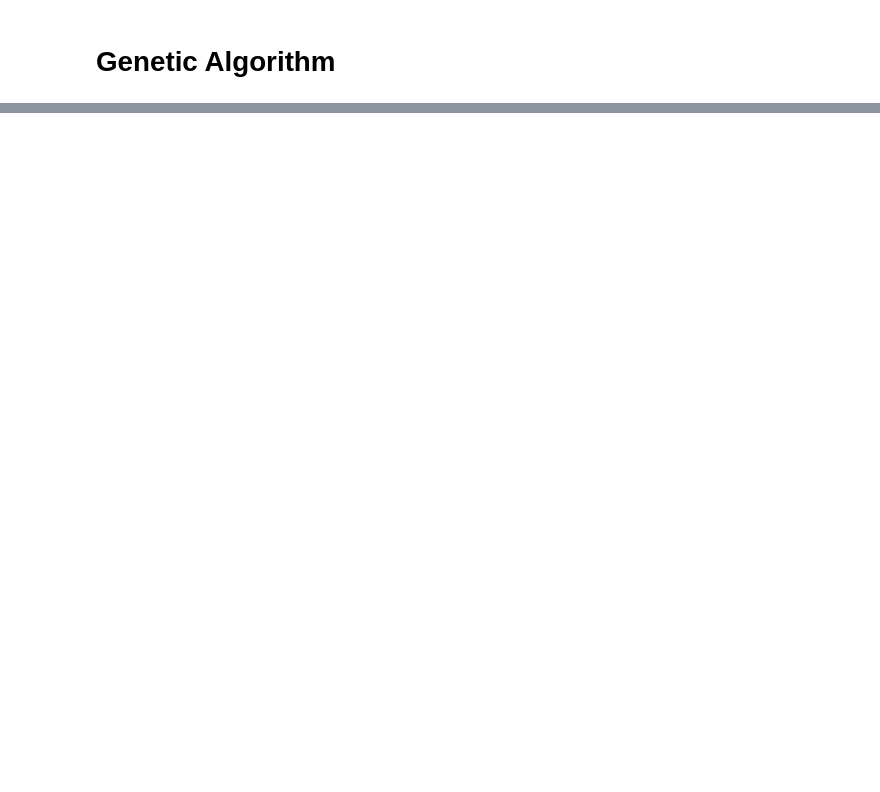
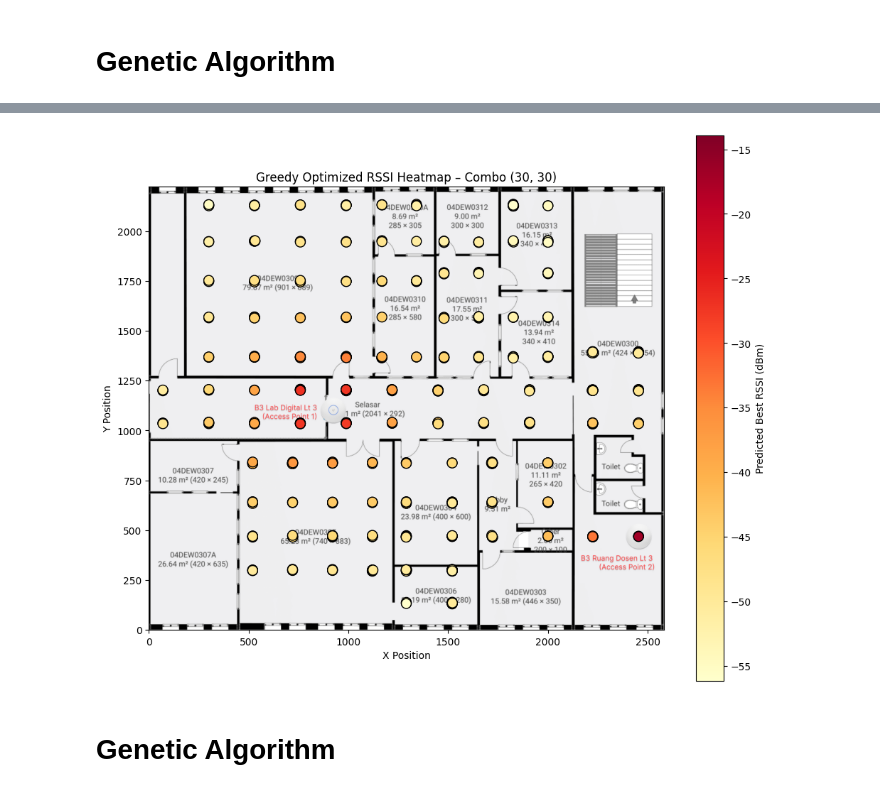
Before and after one commit to laurenchristyt/WiFi-Coverage-and-Capacity-Optimization-Access-Point-Localization-and-RSSI-Prediction-, a Jupyter notebook: Combined.ipynb, the cells around one changed output, grey strips where cells are left out. Drawn from its saved outputs; the diff is of its cells as text; code cells hidden in the pictures; blank space fills up the shorter version.

```diff
--- a/Combined.ipynb
+++ b/Combined.ipynb
@@ -1564,0 +1837,6 @@ Optimal Transmit Power: [20, 20]
+# %%
+from sklearn.multioutput import MultiOutputRegressor
+from xgboost import XGBRegressor
+
+model = MultiOutputRegressor(XGBRegressor(objective='reg:squarederror', random_state=42))
+model.fit(X_train, y_train)
@@ -1564,0 +1909,3 @@ Optimal Transmit Power: [20, 20]
+# %%
+model = MultiOutputRegressor(XGBRegressor(objective='reg:squarederror', random_state=42))
+model.fit(X_train, y_train)
@@ -1564,0 +1958,10 @@ Optimal Transmit Power: [20, 20]
+# %%
+X_eval = df_eval[['xp', 'yp', 'pow_ap_digilab', 'pow_ap_dosen']]
+y_pred = model.predict(X_eval)
+
+df_pred = pd.DataFrame(y_pred, columns=['rssi_ap_digilab', 'rssi_ap_dosen'])
+df_pred['reference_point'] = df_eval['reference_point'].values
+df_pred['power_comb'] = list(zip(df_eval['pow_ap_digilab'], df_eval['pow_ap_dosen']))
+
+print("\nPredicted RSSI sample:")
+print(df_pred.head())
@@ -1564,0 +2202,38 @@ Optimal Transmit Power: [20, 20]
+# %%
+import matplotlib.image as mpimg
+
+# Predict best RSSI per location with final power combo
+eval_data = pd.DataFrame({
+    'xp': locations['xp'],
+    'yp': locations['yp'],
+    'pow_ap_digilab': current_comb[0],
+    'pow_ap_dosen': current_comb[1]
+})
+preds = model.predict(eval_data)
+
+df_overlay = locations.copy()
+df_overlay['rssi_ap_digilab'] = preds[:, 0]
+df_overlay['rssi_ap_dosen'] = preds[:, 1]
+df_overlay['best_rssi'] = df_overlay[['rssi_ap_digilab', 'rssi_ap_dosen']].max(axis=1)
+
+# Load floorplan
+floorplan = mpimg.imread('Data/floorplan.png')
+
+# Plot overlay
+plt.figure(figsize=(10, 8))
+plt.imshow(floorplan, extent=[0, floorplan.shape[1], floorplan.shape[0], 0])
+scatter = plt.scatter(df_overlay['xp'], df_overlay['yp'],
+                      c=df_overlay['best_rssi'], cmap='YlOrRd',
+                      s=100, edgecolors='black')
+
+plt.gca().invert_yaxis()
+plt.colorbar(scatter, label='Predicted Best RSSI (dBm)')
+plt.title(f"Greedy Optimized RSSI Heatmap – Combo {current_comb}")
+plt.xlabel("X Position")
+plt.ylabel("Y Position")
+plt.tight_layout()
+plt.show()
+# %% [output]
+[figure, added]
+# %% [markdown]
+# Genetic Algorithm
```
Also changed, not shown: parts of 62 cells of this notebook, 2 other files.
